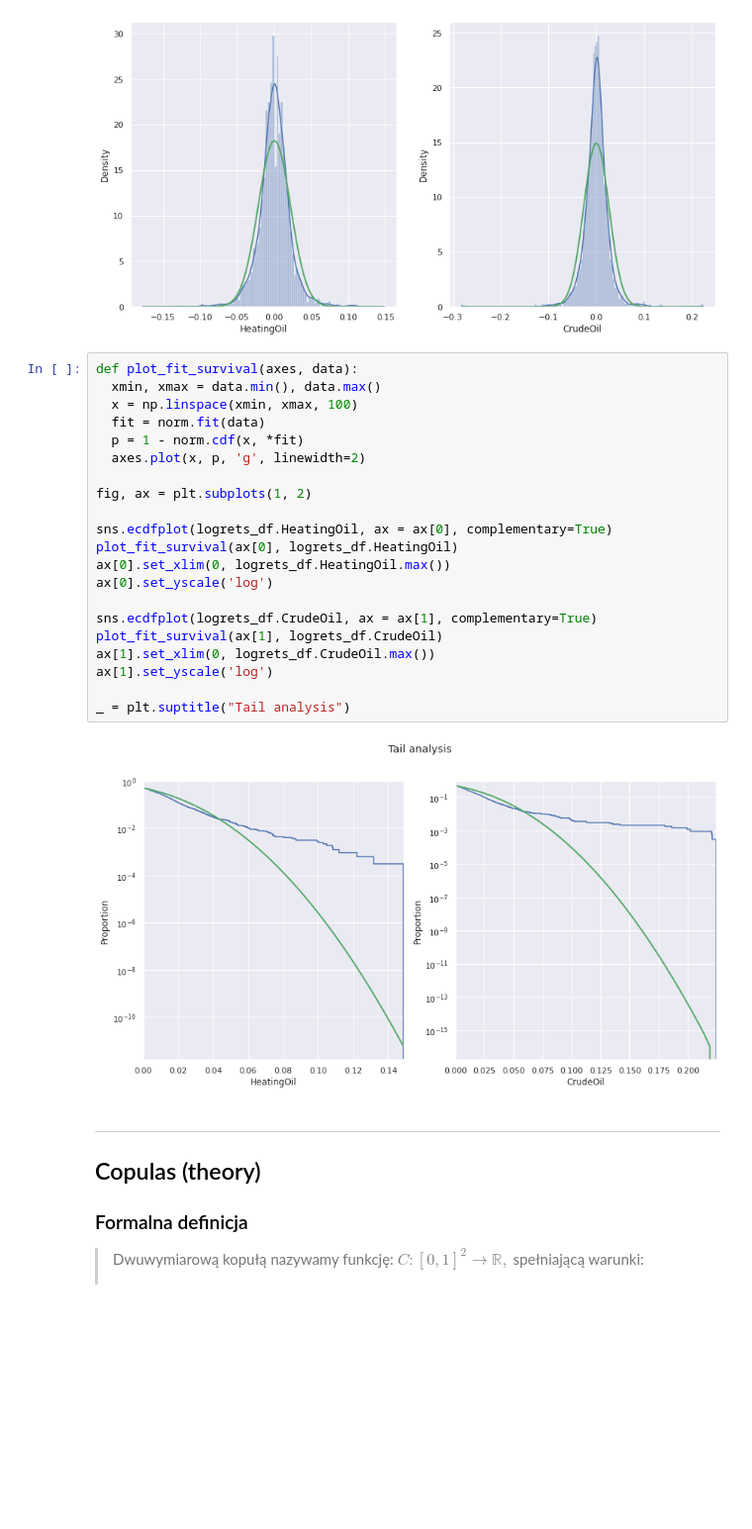
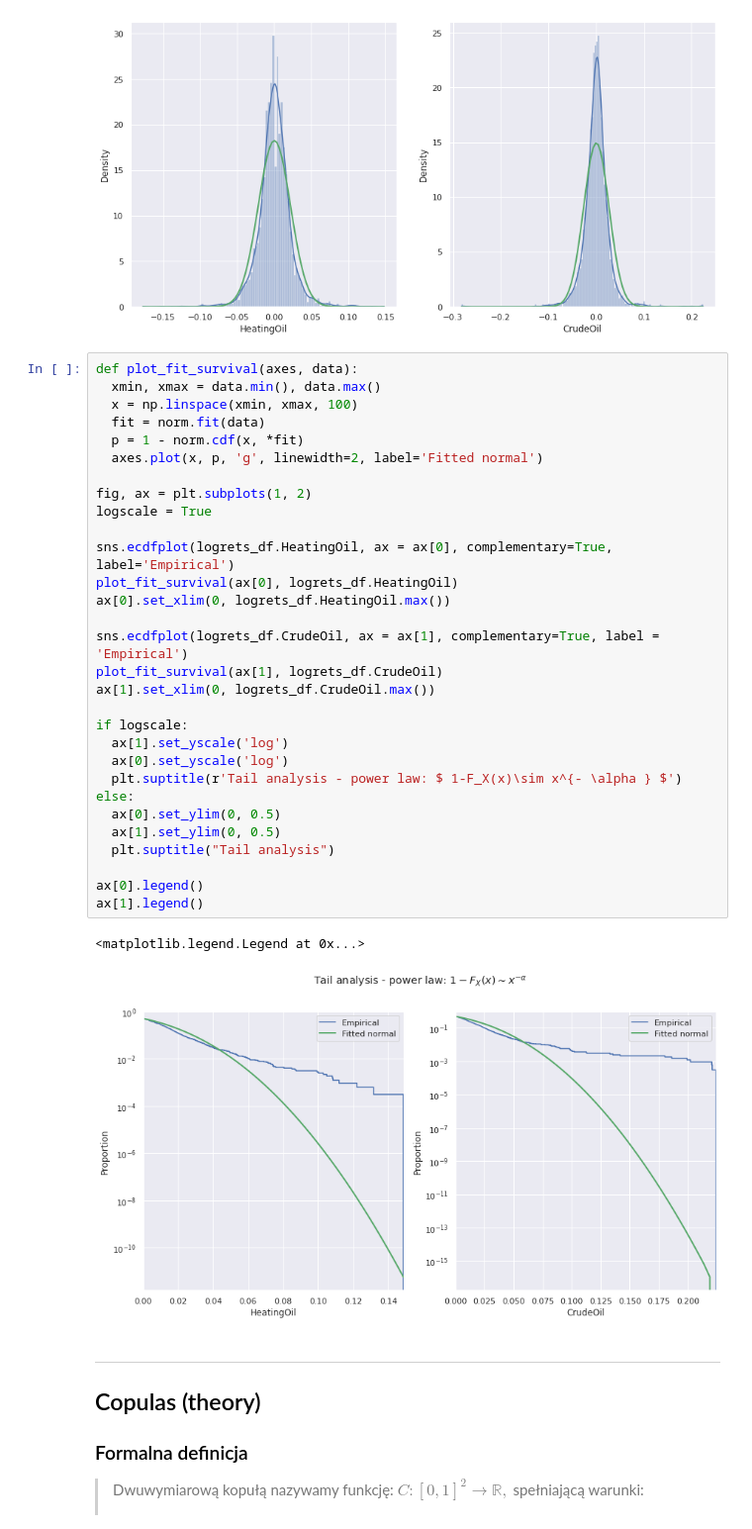
Before and after one commit to PiotMik/spread-options, a Jupyter notebook: Copulas.ipynb, the cells around one changed output. Shown: that part at 99% size. Drawn from its saved outputs; the diff is of its cells as text; blank space fills up the shorter version.

Commit message:
Fitted copulas

```diff
--- a/Copulas.ipynb
+++ b/Copulas.ipynb
@@ -106,26 +114,36 @@ plot_norm_fit(ax[1], logrets_df.CrudeOil)
 # %%
 def plot_fit_survival(axes, data):
   xmin, xmax = data.min(), data.max()
   x = np.linspace(xmin, xmax, 100)
   fit = norm.fit(data)
   p = 1 - norm.cdf(x, *fit)
-  axes.plot(x, p, 'g', linewidth=2)
+  axes.plot(x, p, 'g', linewidth=2, label='Fitted normal')
 
 fig, ax = plt.subplots(1, 2)
+logscale = True
 
-sns.ecdfplot(logrets_df.HeatingOil, ax = ax[0], complementary=True)
+sns.ecdfplot(logrets_df.HeatingOil, ax = ax[0], complementary=True, label='Empirical')
 plot_fit_survival(ax[0], logrets_df.HeatingOil)
 ax[0].set_xlim(0, logrets_df.HeatingOil.max())
-ax[0].set_yscale('log')
 
-sns.ecdfplot(logrets_df.CrudeOil, ax = ax[1], complementary=True)
+sns.ecdfplot(logrets_df.CrudeOil, ax = ax[1], complementary=True, label = 'Empirical')
 plot_fit_survival(ax[1], logrets_df.CrudeOil)
 ax[1].set_xlim(0, logrets_df.CrudeOil.max())
-ax[1].set_yscale('log')
 
-_ = plt.suptitle("Tail analysis")
+if logscale:
+  ax[1].set_yscale('log')
+  ax[0].set_yscale('log')
+  plt.suptitle(r'Tail analysis - power law: $ 1-F_X(x)\sim x^{- \alpha } $')
+else:
+  ax[0].set_ylim(0, 0.5)
+  ax[1].set_ylim(0, 0.5)
+  plt.suptitle("Tail analysis")
+
+ax[0].legend()
+ax[1].legend()
 # %% [output]
+<matplotlib.legend.Legend at 0x...>
-[figure, old version]
+[figure, new version]
 # %% [markdown]
 ---
 
```
Also changed, not shown: parts of 10 cells of this notebook.
